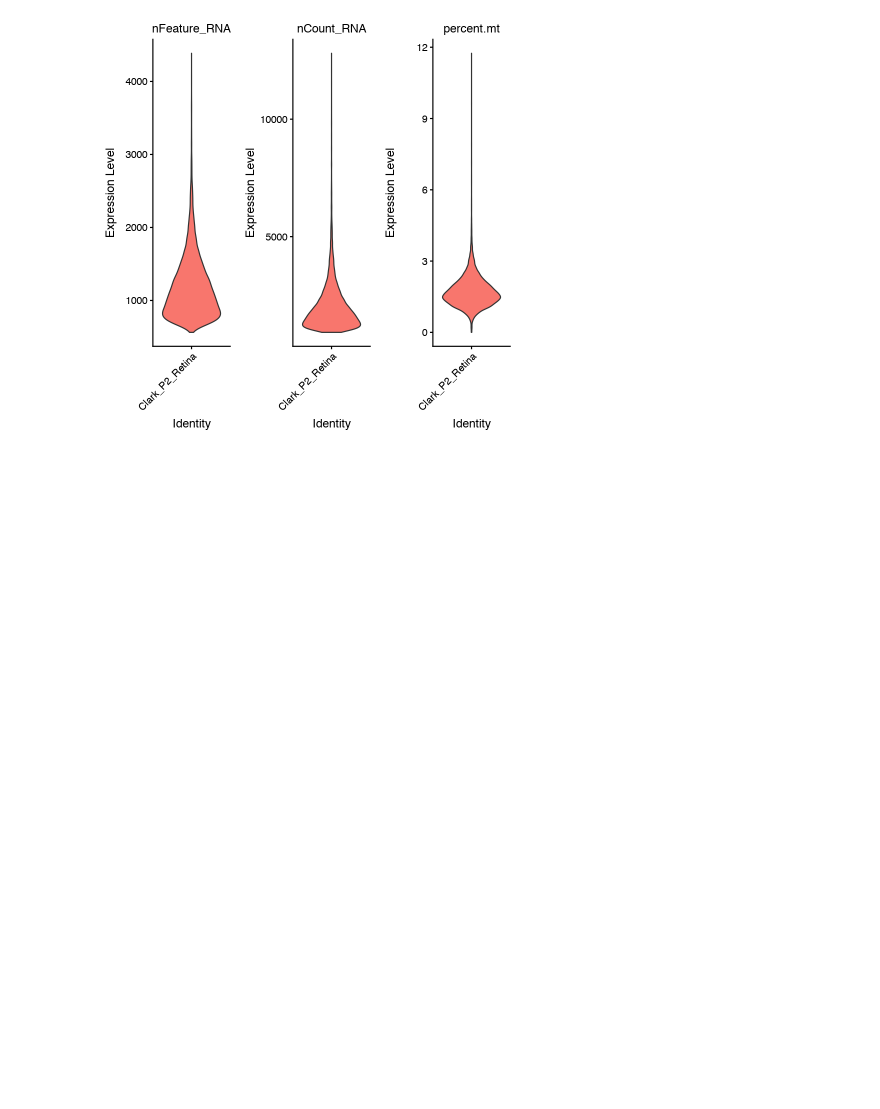
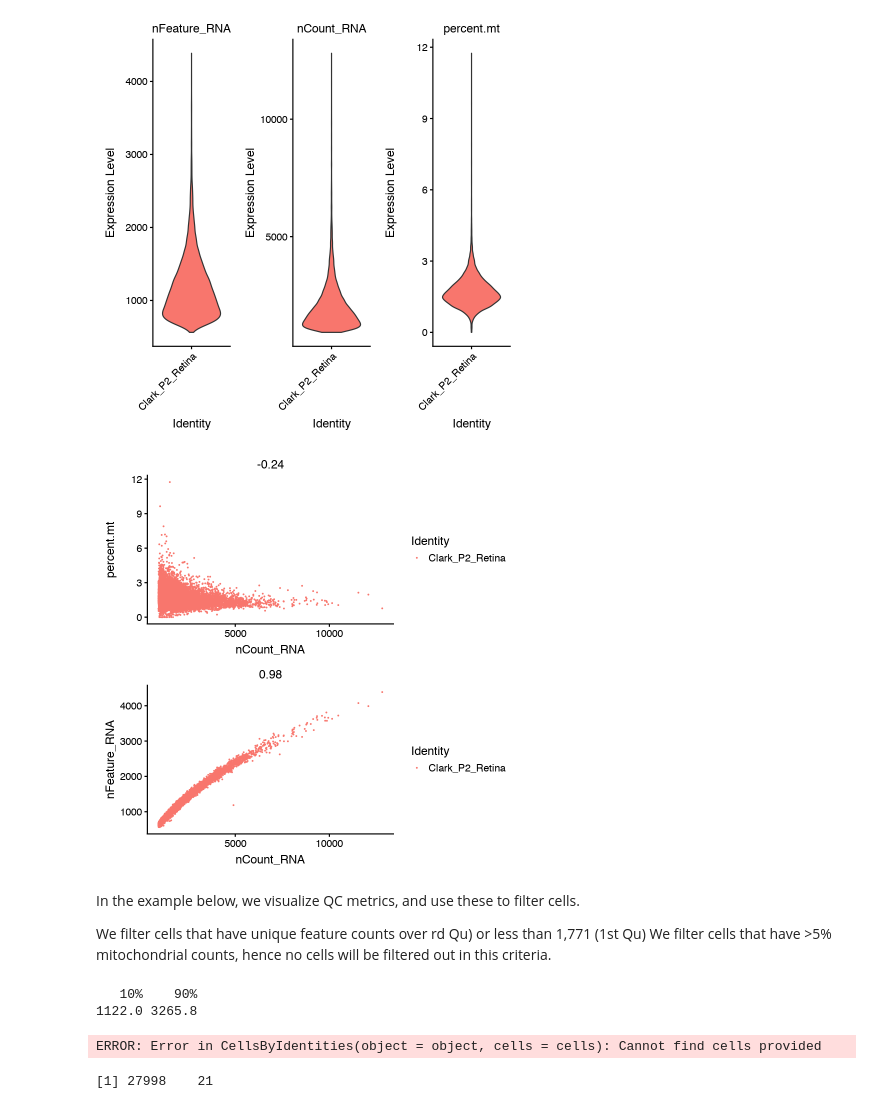
Before and after one commit to ironman-tetsuo/Introduction_to_scRNA-seq, a Jupyter notebook: 1_Clark_P2_Retina/Clark_P2_Retina.ipynb, the cells around one changed output. Cells and saved outputs as stored; diff of their text form; code cells hidden in the pictures; blank space fills up the shorter version.

```diff
--- a/1_Clark_P2_Retina/Clark_P2_Retina.ipynb
+++ b/1_Clark_P2_Retina/Clark_P2_Retina.ipynb
@@ -237,0 +236,25 @@ VlnPlot(dat, features = c("nFeature_RNA", "nCount_RNA", "percent.mt"), ncol = 3,
+# %%
+#Scatterplot for QC metrics
+plot1 <- FeatureScatter(dat, feature1 = "nCount_RNA", feature2 = "percent.mt", pt.size = 0.001)
+plot2 <- FeatureScatter(dat, feature1 = "nCount_RNA", feature2 = "nFeature_RNA", pt.size = 0.001)
+CombinePlots(plots = list(plot1, plot2), ncol=1)
+# %% [output]
+[figure, added]
+# %% [markdown]
+In the example below, we visualize QC metrics, and use these to filter cells.
+
+We filter cells that have unique feature counts over rd Qu) or less than 1,771 (1st Qu)
+We filter cells that have >5% mitochondrial counts, hence no cells will be filtered out in this criteria.
+# %%
+quantile(dat@meta.data[, "nCount_RNA"], c(0.1, 0.9))
+# %% [output]
+   10%    90%
+1122.0 3265.8
+# %%
+dat <- subset(dat, subset = nFeature_RNA > quantile(dat@meta.data[, "nCount_RNA"], 0.6) & nFeature_RNA < quantile(dat@meta.data[, "nCount_RNA"], 0.7) & percent.mt < 5)
+# %% [output]
+ERROR: Error in CellsByIdentities(object = object, cells = cells): Cannot find cells provided
+# %%
+dim(dat)
+# %% [output]
+[1] 27998    21
```
Also changed, not shown: parts of 1 cell of this notebook.
